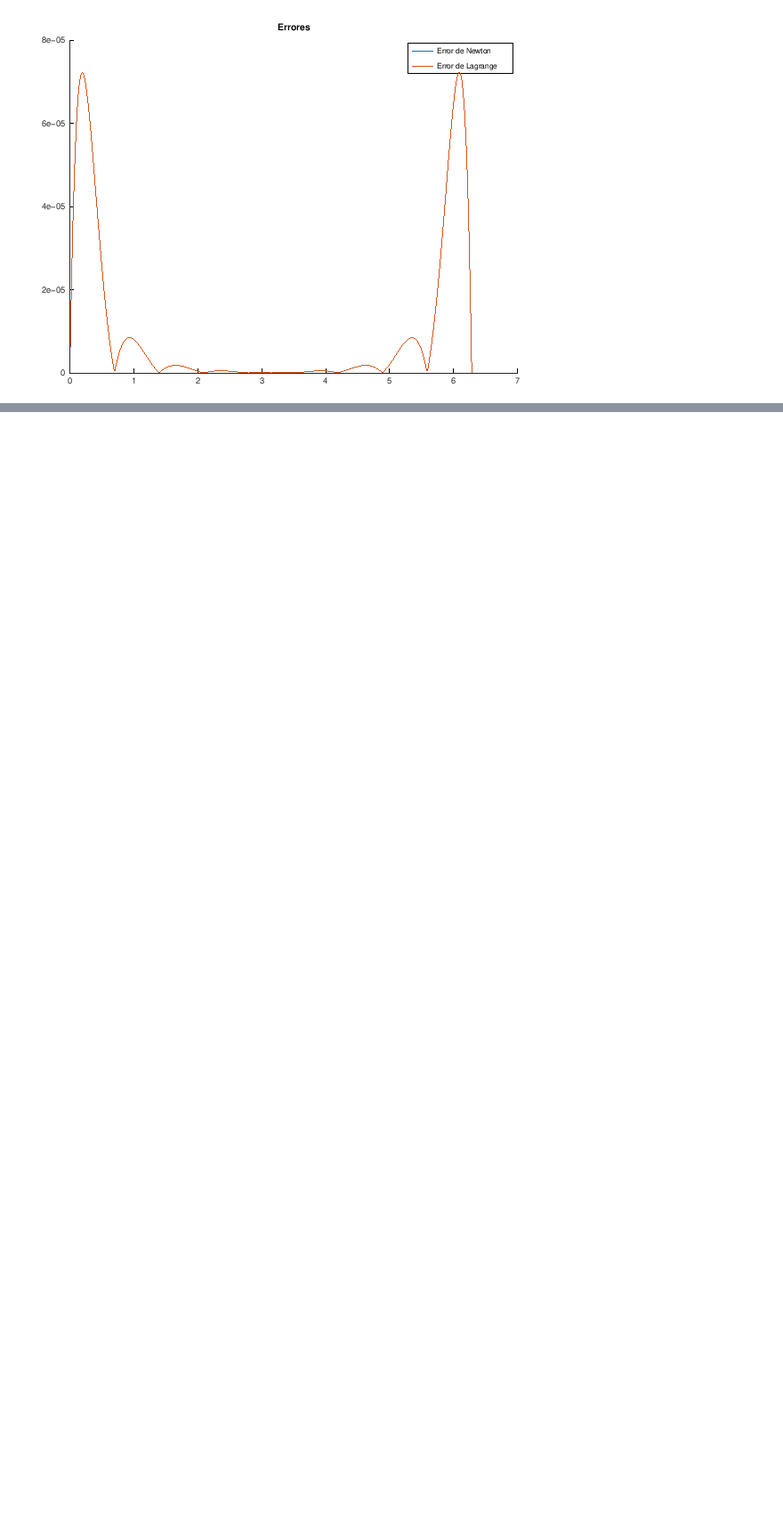
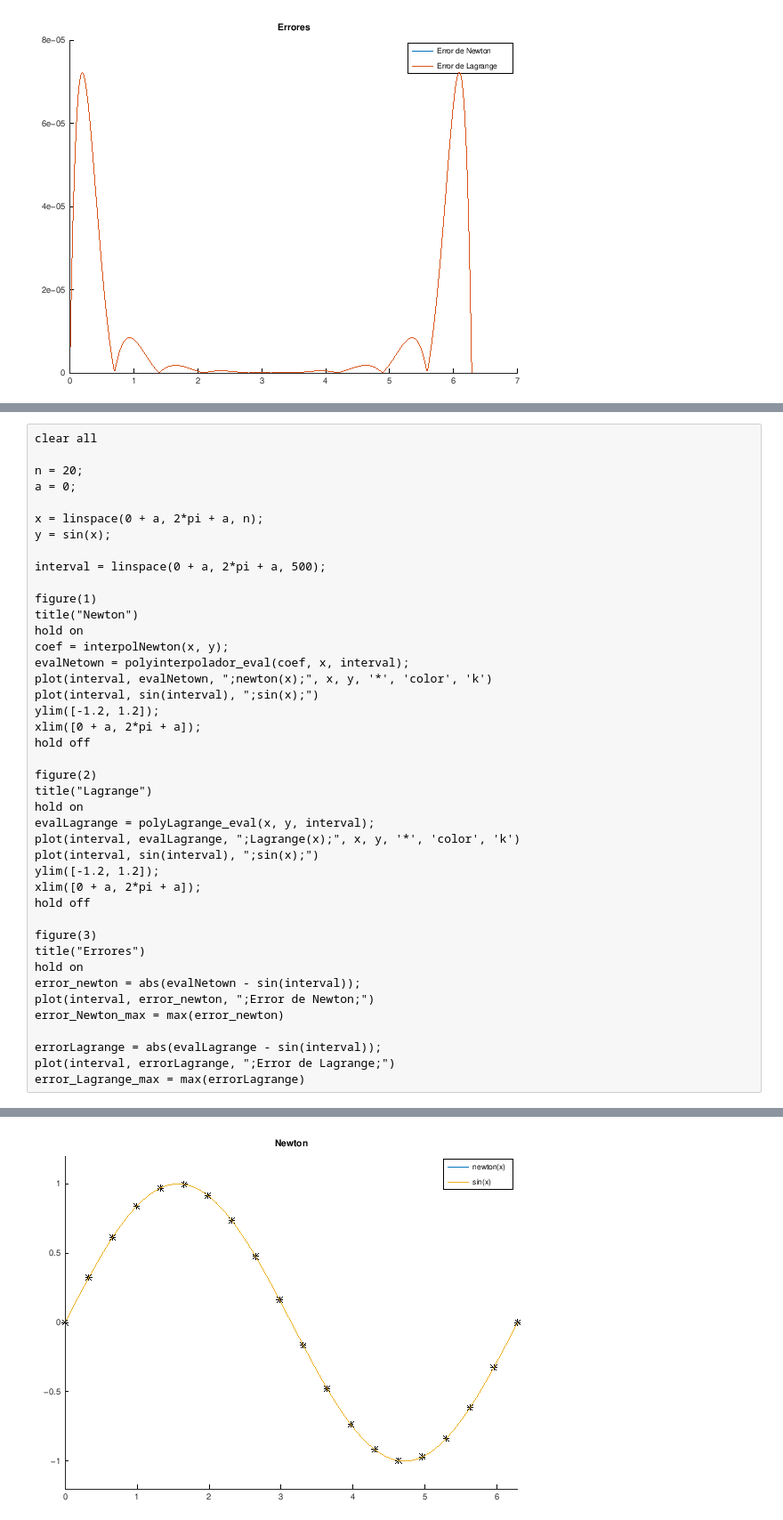
Before and after one commit to alonct/CN1V-practicas-octave, a Jupyter notebook: Entrega_1_AlonsoOmaAlonso/Entregable_1.ipynb, the cells around one changed output, grey strips where cells are left out. Shown at 89% size. Drawn from its saved outputs; the diff is of its cells as text; blank space fills up the shorter version.

```diff
--- a/Entrega_1_AlonsoOmaAlonso/Entregable_1.ipynb
+++ b/Entrega_1_AlonsoOmaAlonso/Entregable_1.ipynb
@@ -410,0 +414,43 @@ lambda =
+# %%
+clear all
+
+n = 20;
+a = 0;
+
+x = linspace(0 + a, 2*pi + a, n);
+y = sin(x);
+
+interval = linspace(0 + a, 2*pi + a, 500);
+
+figure(1)
+title("Newton")
+hold on
+coef = interpolNewton(x, y);
+evalNetown = polyinterpolador_eval(coef, x, interval);
+plot(interval, evalNetown, ";newton(x);", x, y, '*', 'color', 'k')
+plot(interval, sin(interval), ";sin(x);")
+ylim([-1.2, 1.2]);
+xlim([0 + a, 2*pi + a]);
+hold off
+
+figure(2)
+title("Lagrange")
+hold on
+evalLagrange = polyLagrange_eval(x, y, interval);
+plot(interval, evalLagrange, ";Lagrange(x);", x, y, '*', 'color', 'k')
+plot(interval, sin(interval), ";sin(x);")
+ylim([-1.2, 1.2]);
+xlim([0 + a, 2*pi + a]);
+hold off
+
+figure(3)
+title("Errores")
+hold on
+error_newton = abs(evalNetown - sin(interval));
+plot(interval, error_newton, ";Error de Newton;")
+error_Newton_max = max(error_newton)
+
+errorLagrange = abs(evalLagrange - sin(interval));
+plot(interval, errorLagrange, ";Error de Lagrange;")
+error_Lagrange_max = max(errorLagrange)
+# %% [output]
@@ -410,0 +459 @@ lambda =
+[figure, added]
```
Also changed, not shown: parts of 4 cells of this notebook.
